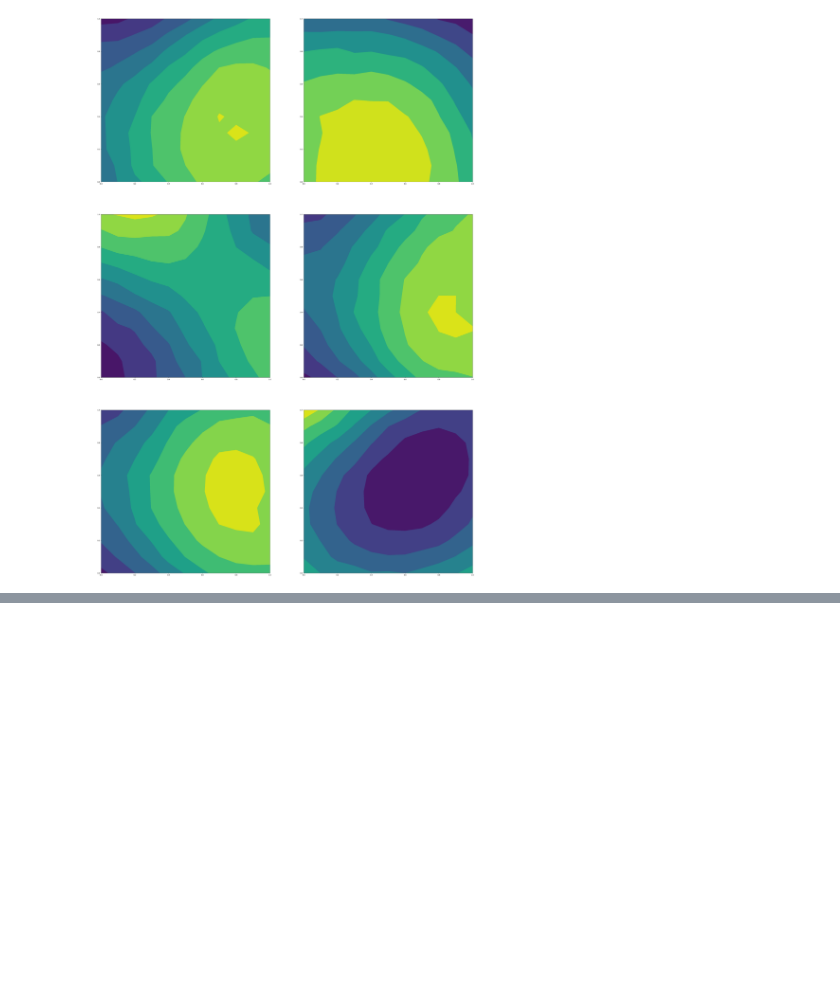
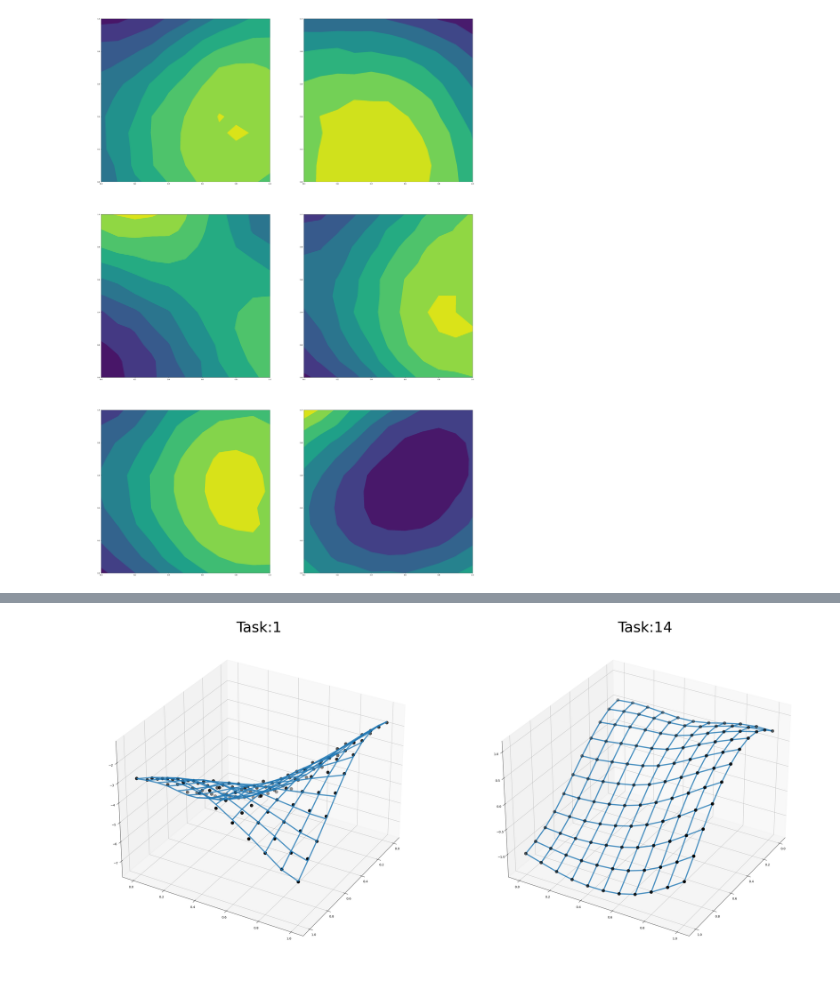
Before and after one commit to ltronneb/pimogp, a Jupyter notebook: notebooks/PIICM_implementation.ipynb, the cells around one changed output, grey strips where cells are left out. Saved outputs shown, nothing was run; the diff lists cells and outputs as text; code cells hidden in the pictures; blank space fills up the shorter version.

```diff
--- a/notebooks/PIICM_implementation.ipynb
+++ b/notebooks/PIICM_implementation.ipynb
@@ -399,0 +309,50 @@ None
+# %%
+# Dose-response
+task = 1
+#fig, (ax1, ax2, ax3) = plt.subplots(1, 3, figsize=(10,4))
+#fig = plt.figure(figsize=(20,10))
+fig, (ax1, ax2) = plt.subplots(1,2,figsize=(42,20))
+X_new = torch.stack((X[:,0],X[:,1]),dim=-1)
+
+
+ax1.spines['top'].set_visible(False)
+ax1.spines['right'].set_visible(False)
+ax1.spines['bottom'].set_visible(False)
+ax1.spines['left'].set_visible(False)
+ax1.get_xaxis().set_ticks([])
+ax1.get_yaxis().set_ticks([])
+
+ax2.spines['top'].set_visible(False)
+ax2.spines['right'].set_visible(False)
+ax2.spines['bottom'].set_visible(False)
+ax2.spines['left'].set_visible(False)
+ax2.get_xaxis().set_ticks([])
+ax2.get_yaxis().set_ticks([])
+
+
+
+ax1 = fig.add_subplot(1,2,1, projection="3d")
+# Add surface
+ax1.plot_wireframe(X=Xt,Y=Yt,Z=mean[:,task].reshape(Xt.shape).detach().numpy(),cmap=plt.get_cmap('viridis'), alpha=0.8, linewidth=4 )
+# Add points
+ax1.scatter(Xt,Yt,y[:,task],c='k',s=100)
+ax1.view_init(azim=30,elev=30)
+# Title
+ax1.title.set_text("Task:"+str(task))
+ax1.title.set_fontsize(48)
+
+
+# Latent GP
+task = 14
+ax2 = fig.add_subplot(1,2,2, projection="3d")
+
+# Add surface
+ax2.plot_wireframe(X=Xt,Y=Yt,Z=mean[:,task].reshape(Xt.shape).detach().numpy(),cmap=plt.get_cmap('viridis'), alpha=0.8, linewidth=4 )
+# Add points
+ax2.scatter(Xt,Yt,mean[:,task],c='k',s=100)
+ax2.view_init(azim=30,elev=30)
+# Title
+ax2.title.set_text("Task:"+str(task))
+ax2.title.set_fontsize(48)
+# %% [output]
+[figure, added]
```
Also changed, not shown: parts of 5 cells of this notebook, 1 other file.
